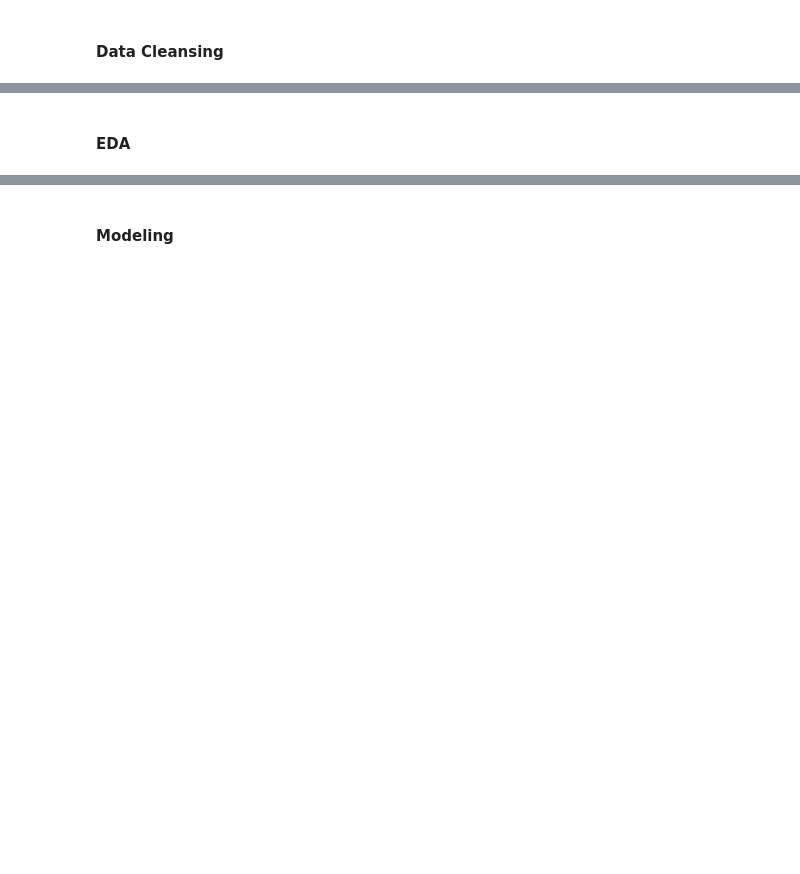
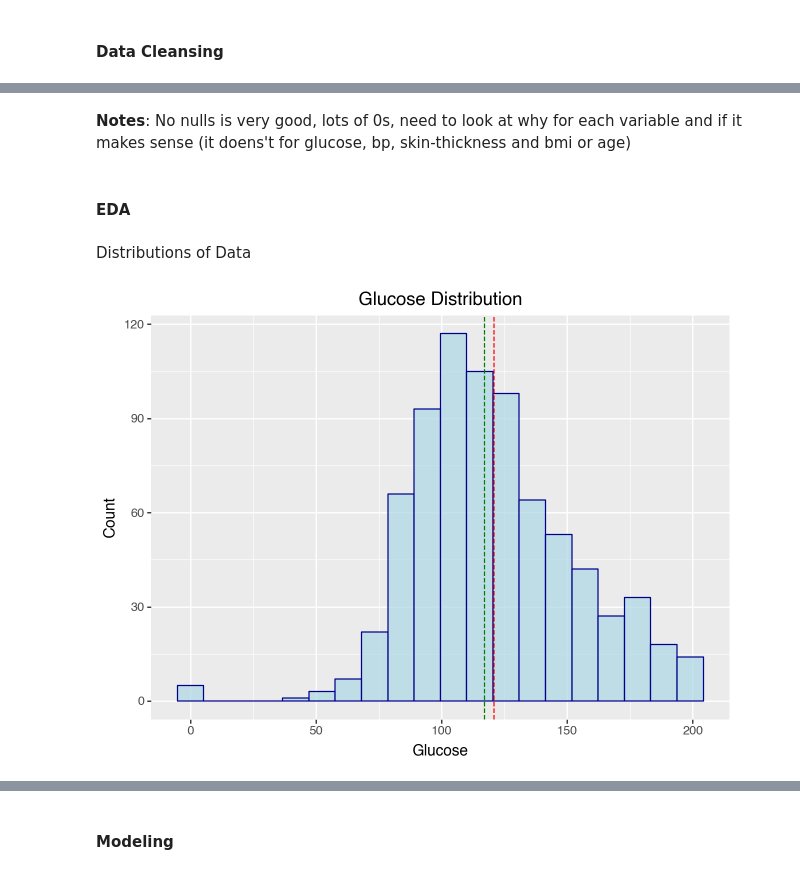
Before and after one commit to JeffGoseland/pima-indians-diabetes-kaggle, a Jupyter notebook: pima_research.ipynb, the cells around one changed output, grey strips where cells are left out. Saved outputs shown, nothing was run; the diff lists cells and outputs as text; code cells hidden in the pictures; blank space fills up the shorter version.

```diff
--- a/pima_research.ipynb
+++ b/pima_research.ipynb
@@ -35,4 +36,7 @@ seed = 1980
 # Download latest version
 path = kagglehub.dataset_download("uciml/pima-indians-diabetes-database")
 
-print("Path to dataset files:", path)
+pima_df = pd.read_csv(f'{path}/diabetes.csv')
+
+# simplify col names
+pima_df.columns = pima_df.columns.str.replace(" ", "_").str.lower()
@@ -41,2 +109,21 @@ print("Path to dataset files:", path)
+# %% [markdown]
+**Notes**:
+No nulls is very good, lots of 0s, need to look at why for each variable and if it makes sense (it doens't for glucose, bp, skin-thickness and bmi or age)
 # %% [markdown]
 #### EDA
+# %% [markdown]
+Distributions of Data
+# %%
+mean = pima_df['glucose'].mean()
+median = pima_df['glucose'].median()
+
+(ggplot(pima_df, aes(x='glucose')) +
+        geom_histogram(bins = 20,
+                       fill = 'lightblue',
+                       color = 'darkblue',
+                       alpha = 0.7) +
+        labs(title = 'Glucose Distribution', x = 'Glucose', y = 'Count') +
+        geom_vline(xintercept=mean, color='red', linetype='dashed') +
+        geom_vline(xintercept=median, color='green', linetype='dashed'))
+# %% [output]
+[figure, added]
```
Also changed, not shown: parts of 59 cells of this notebook.
